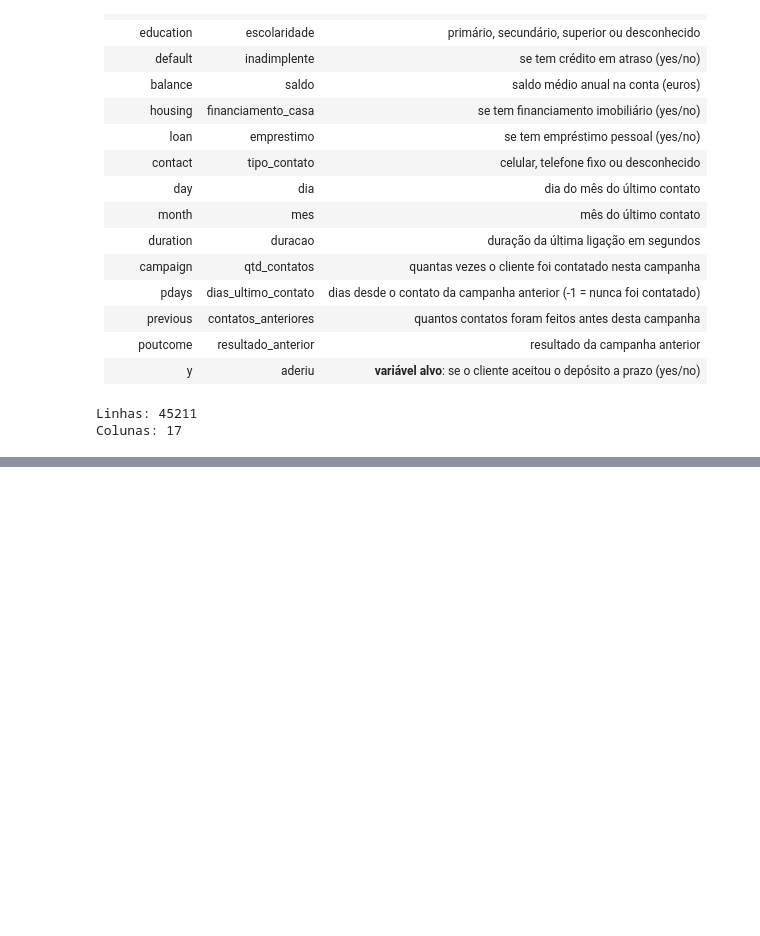
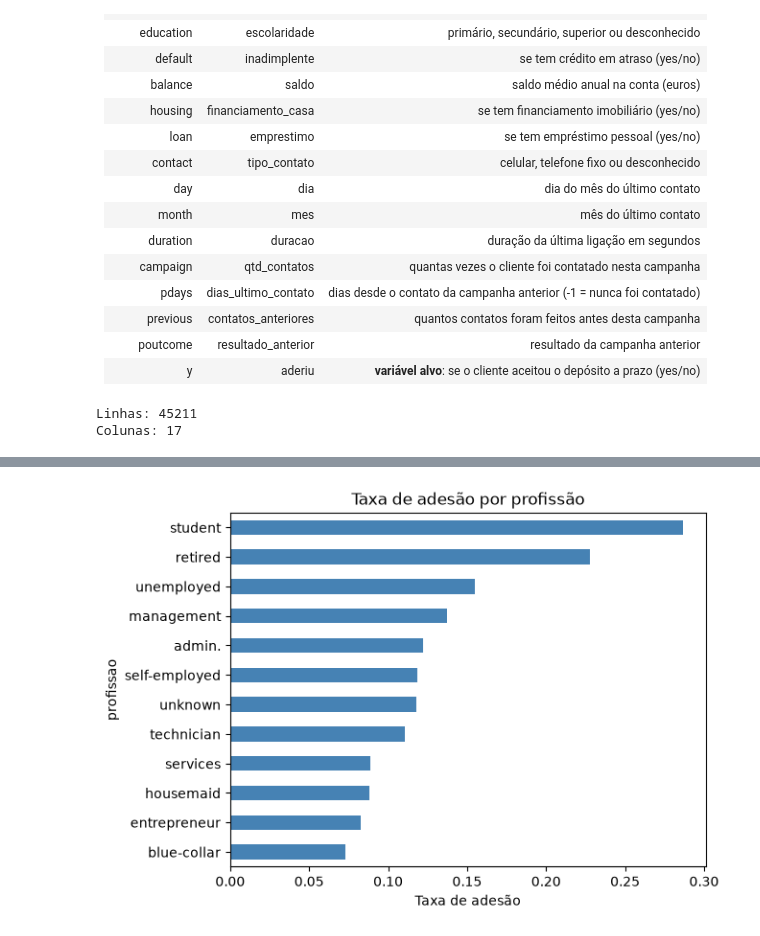
Before and after one commit to JlucasFaria/projeto-ml, a Jupyter notebook: notebooks/03_marketing_bancario.ipynb, the cells around one changed output, grey strips where cells are left out. Drawn from its saved outputs; the diff is of its cells as text; code cells hidden in the pictures; blank space fills up the shorter version.

```diff
--- a/notebooks/03_marketing_bancario.ipynb
+++ b/notebooks/03_marketing_bancario.ipynb
@@ -72,0 +201,10 @@ Colunas: 17
+# %%
+# taxa de adesao por profissao
+taxa_profissao = df.groupby('profissao')['aderiu'].apply(lambda x: (x == 'yes').mean())
+
+taxa_profissao.sort_values().plot(kind='barh', color='steelblue')
+plt.title('Taxa de adesão por profissão')
+plt.xlabel('Taxa de adesão')
+plt.show()
+# %% [output]
+[figure, added]
```
Also changed, not shown: parts of 13 cells of this notebook.
